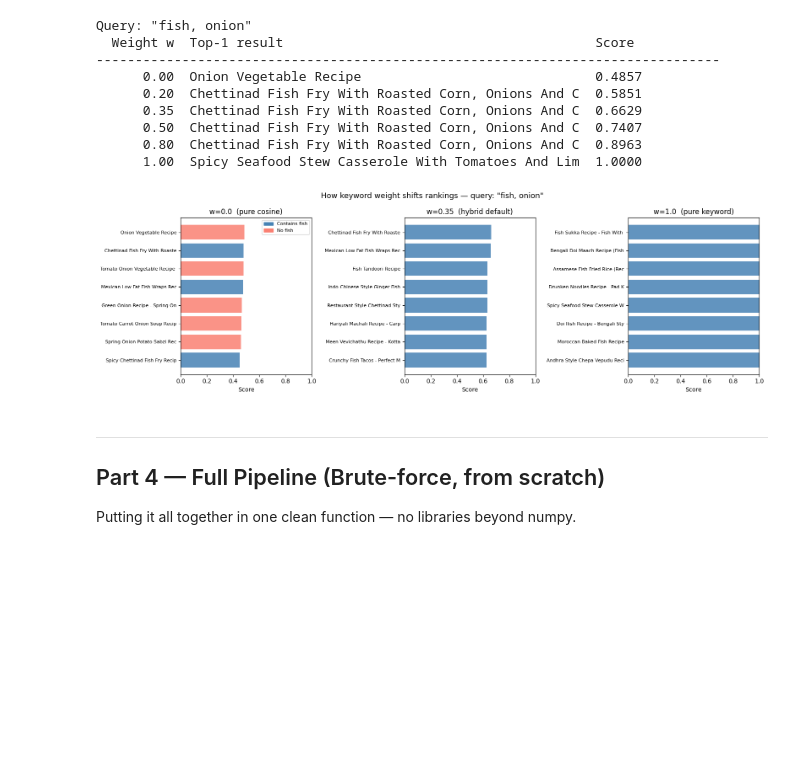
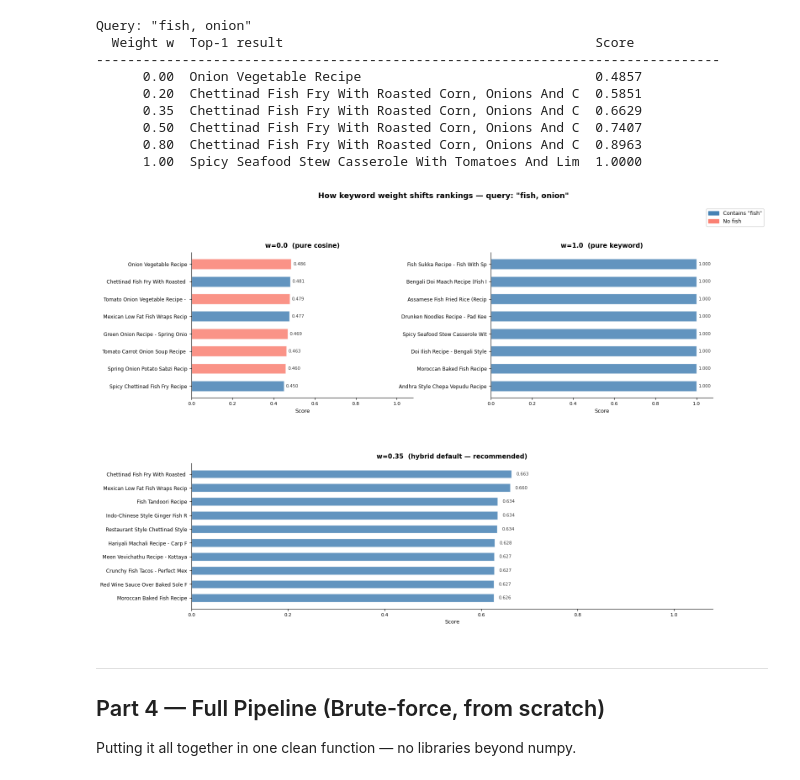
Before and after one commit to Seronic2001/Assignment-3, a Jupyter notebook: recommendation_system/hybrid_scoring_walkthrough.ipynb, the cells around one changed output. Cells and saved outputs as stored; diff of their text form; code cells hidden in the pictures; blank space fills up the shorter version.

```diff
--- a/recommendation_system/hybrid_scoring_walkthrough.ipynb
+++ b/recommendation_system/hybrid_scoring_walkthrough.ipynb
@@ -283,37 +283,59 @@ Query: "fish, onion"
       1.00  Spicy Seafood Stew Casserole With Tomatoes And Lim  1.0000
 # %%
 # Visualise how blending shifts the ranking
-fig, axes = plt.subplots(1, 3, figsize=(16, 5))
+from matplotlib.gridspec import GridSpec
 
-for ax, w, title in zip(
-    axes,
-    [0.0, 0.35, 1.0],
-    ['w=0.0  (pure cosine)', 'w=0.35  (hybrid default)', 'w=1.0  (pure keyword)']
-):
+fig = plt.figure(figsize=(16, 11))
+gs  = GridSpec(2, 2, figure=fig, hspace=0.45, wspace=0.35)
+
+ax_top_left  = fig.add_subplot(gs[0, 0])   # w=0.0
+ax_top_right = fig.add_subplot(gs[0, 1])   # w=1.0
+ax_bottom    = fig.add_subplot(gs[1, :])   # w=0.35  (full width)
+
+panels = [
+    (ax_top_left,  0.0,  'w=0.0  (pure cosine)',   8),
+    (ax_top_right, 1.0,  'w=1.0  (pure keyword)',  8),
+    (ax_bottom,    0.35, 'w=0.35  (hybrid default — recommended)', 10),
+]
+
+for ax, w, title, n in panels:
     scores  = blend(cos_scores, kw_scores, w)
-    top_idx = np.argsort(scores)[::-1][:8]
-    names   = [df.loc[i, 'TranslatedRecipeName'][:30] for i in top_idx]
+    top_idx = np.argsort(scores)[::-1][:n]
+    names   = [df.loc[i, 'TranslatedRecipeName'][:32] for i in top_idx]
     vals    = scores[top_idx]
-    colors  = ['salmon' if 'fish' not in df.loc[i, 'TranslatedIngredients'].lower()
-               else 'steelblue' for i in top_idx]
+    colors  = ['steelblue' if 'fish' in df.loc[i, 'TranslatedIngredients'].lower()
+               else 'salmon' for i in top_idx]
 
-    bars = ax.barh(range(len(names))[::-1], vals, color=colors, alpha=0.85)
-    ax.set_yticks(range(len(names))[::-1])
-    ax.set_yticklabels(names, fontsize=8)
-    ax.set_xlim(0, 1)
-    ax.set_xlabel('Score')
-    ax.set_title(title)
+    y = np.arange(len(names))
+    bars = ax.barh(y[::-1], vals, color=colors, alpha=0.85, height=0.6, edgecolor='white')
 
-# Legend
-legend = [
-    mpatches.Patch(color='steelblue', label='Contains fish'),
+    # value labels on bars
+    for bar, v in zip(bars, vals):
+        ax.text(bar.get_width() + 0.01, bar.get_y() + bar.get_height()/2,
+                f'{v:.3f}', va='center', fontsize=7.5, color='#333')
+
+    ax.set_yticks(y[::-1])
+    ax.set_yticklabels(names, fontsize=8.5)
+    ax.set_xlim(0, 1.08)
+    ax.set_xlabel('Score', fontsize=9)
+    ax.set_title(title, fontsize=11, fontweight='bold', pad=8)
+    ax.spines[['top','right']].set_visible(False)
+    ax.tick_params(axis='x', labelsize=8)
+
+# shared legend
+legend_handles = [
+    mpatches.Patch(color='steelblue', label='Contains \"fish\"'),
     mpatches.Patch(color='salmon',    label='No fish'),
 ]
-axes[0].legend(handles=legend, fontsize=8)
-plt.suptitle(f'How keyword weight shifts rankings — query: "{query}"', fontsize=13)
-plt.tight_layout(); plt.show()
+fig.legend(handles=legend_handles, loc='upper right', fontsize=9,
+           bbox_to_anchor=(0.98, 0.98), framealpha=0.85)
+
+fig.suptitle(f'How keyword weight shifts rankings — query: \"{query}\"',
+             fontsize=13, fontweight='bold', y=1.01)
+plt.tight_layout()
+plt.show()
 # %% [output]
-[figure, old version]
+[figure, new version]
 # %% [markdown]
 ---
 ## Part 4 — Full Pipeline (Brute-force, from scratch)
```
Also changed, not shown: 3 other files.
